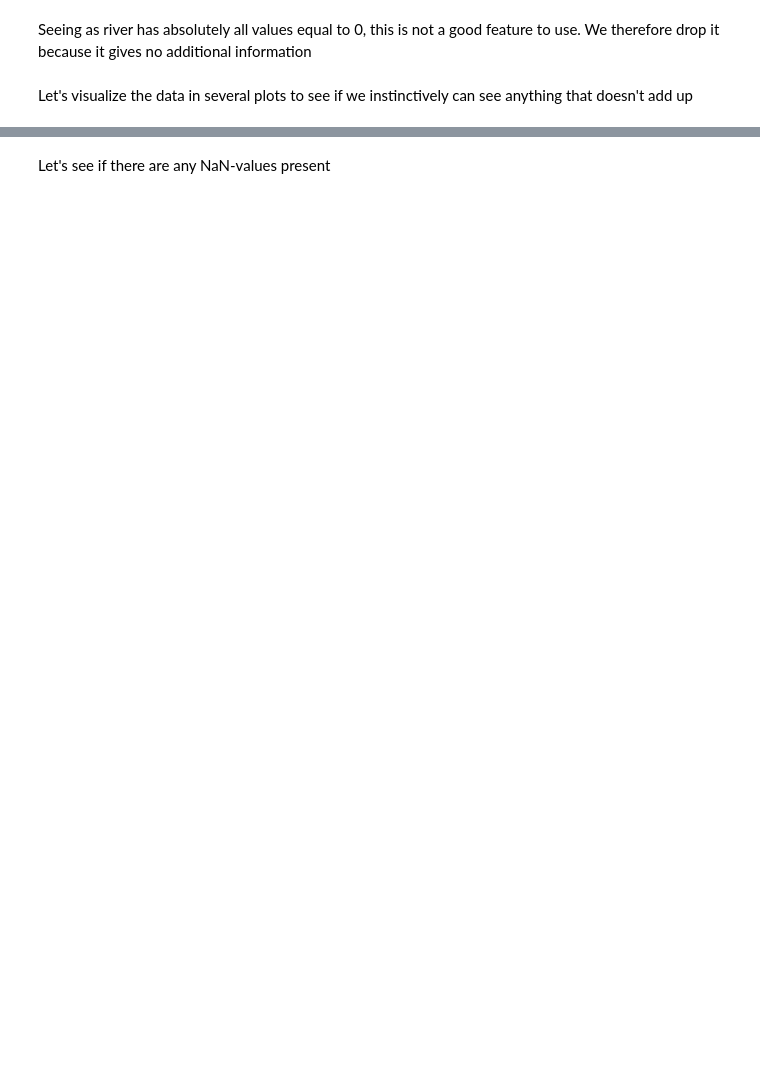
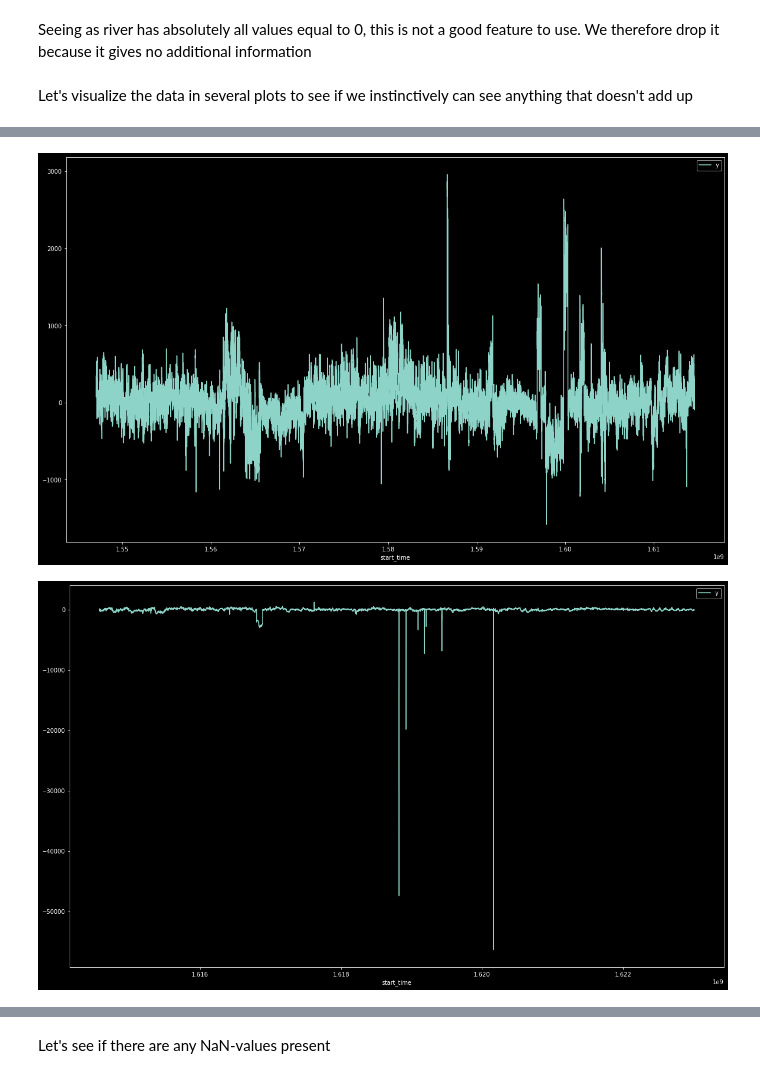
Before and after one commit to Mathipe98/IT3030-Projects, a Jupyter notebook: Project 3/start.ipynb, the cells around one changed output, grey strips where cells are left out. Saved outputs shown, nothing was run; the diff lists cells and outputs as text; code cells hidden in the pictures; blank space fills up the shorter version.

```diff
--- a/Project 3/start.ipynb
+++ b/Project 3/start.ipynb
@@ -145,0 +96,13 @@ df_train.loc[y_train[y_train > 2900].index]
+# %%
+# Plot two different plots; one for df_train, one for df_test with feature "y"
+plot_features = df_train[['y']]
+plot_features.index = df_train['start_time']
+_ = plot_features.plot(subplots=True, figsize=(20, 12))
+
+# Do the same for df_test, but in a new plot
+plot_features = df_test[['y']]
+plot_features.index = df_test['start_time']
+_ = plot_features.plot(subplots=True, figsize=(20, 12))
+# %% [output]
+[figure, added]
+[figure, added]
```
Also changed, not shown: parts of 26 cells of this notebook, 3 other files.
